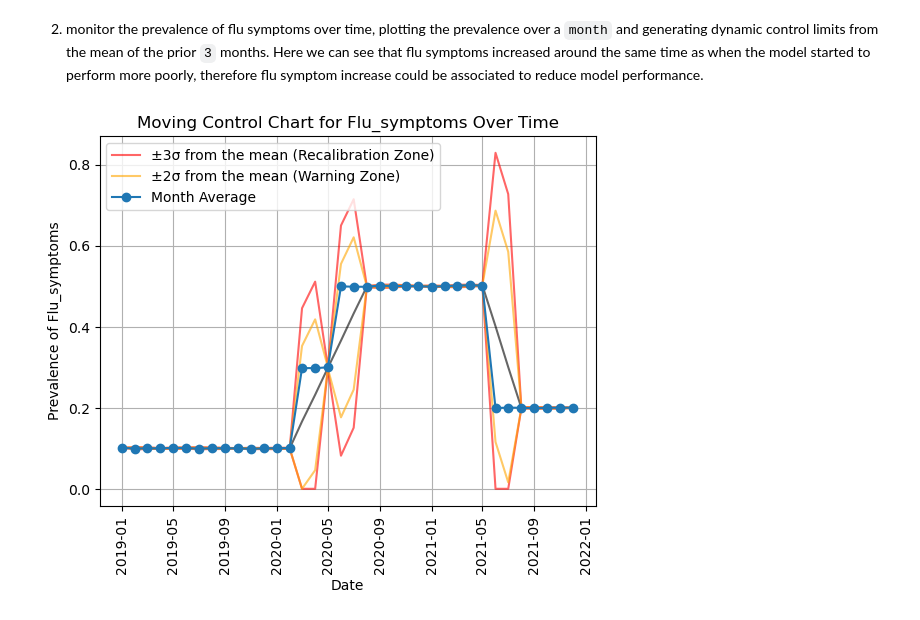
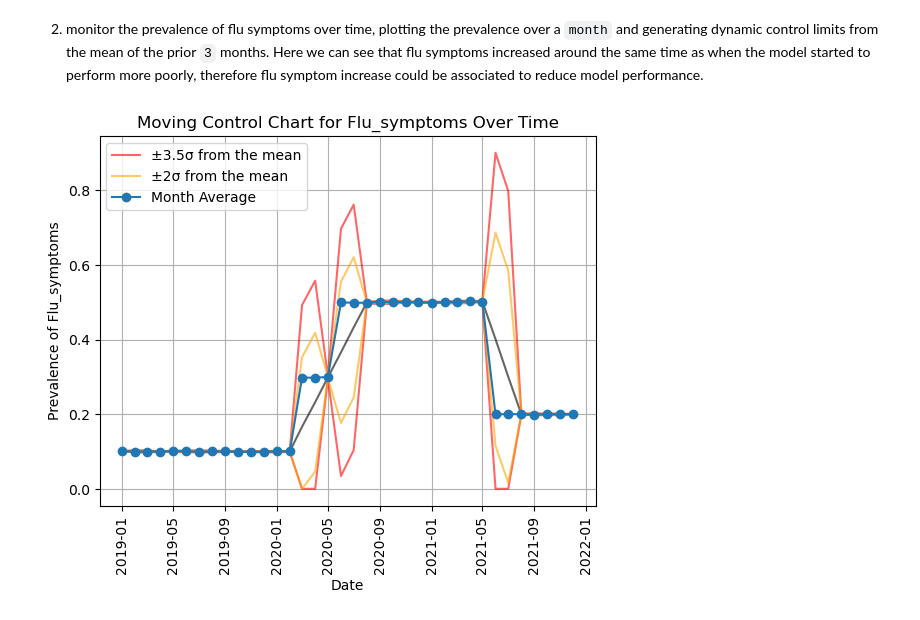
Before and after one commit to sdrelton/PREDICT, a Jupyter notebook: Examples/spc_covid_example.ipynb, the cells around one changed output. Drawn from its saved outputs; the diff is of its cells as text; code cells hidden in the pictures.

Commit message:
SDs from the mean in MonitorChangesSPC changed to be flexible

```diff
--- a/Examples/spc_covid_example.ipynb
+++ b/Examples/spc_covid_example.ipynb
@@ -161,6 +161,6 @@ MonitorChangeSPC(input_data = df, trackCol='systolic_bp', timeframe='Week', wind
 # %% [markdown]
 2. monitor the prevalence of flu symptoms over time, plotting the prevalence over a `month` and generating dynamic control limits from the mean of the prior `3` months. Here we can see that flu symptoms increased around the same time as when the model started to perform more poorly, therefore flu symptom increase could be associated to reduce model performance.
 # %%
-MonitorChangeSPC(input_data = df, trackCol='flu_symptoms', timeframe='Month', windowSize=3)
+MonitorChangeSPC(input_data = df, trackCol='flu_symptoms', timeframe='Month', windowSize=3, smallerSD=2, largerSD=3.5)
 # %% [output]
-[figure, old version]
+[figure, new version]
```
Also changed, not shown: parts of 1 cell of this notebook, 1 other file.
